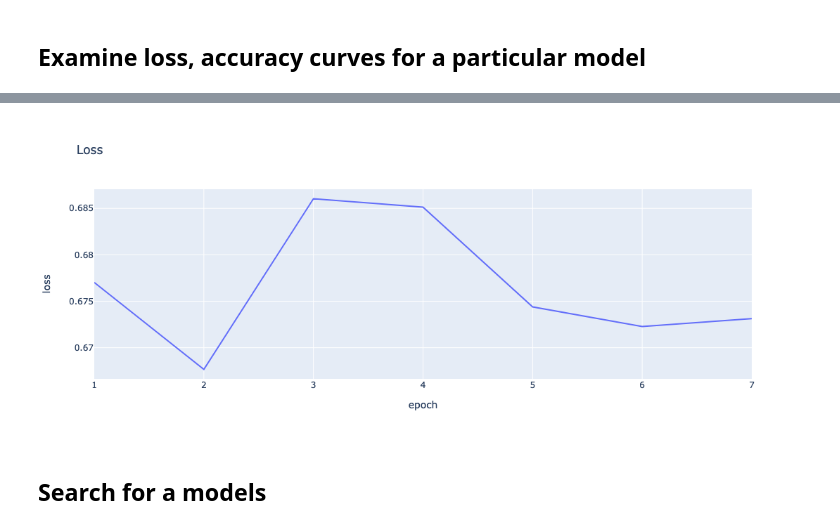
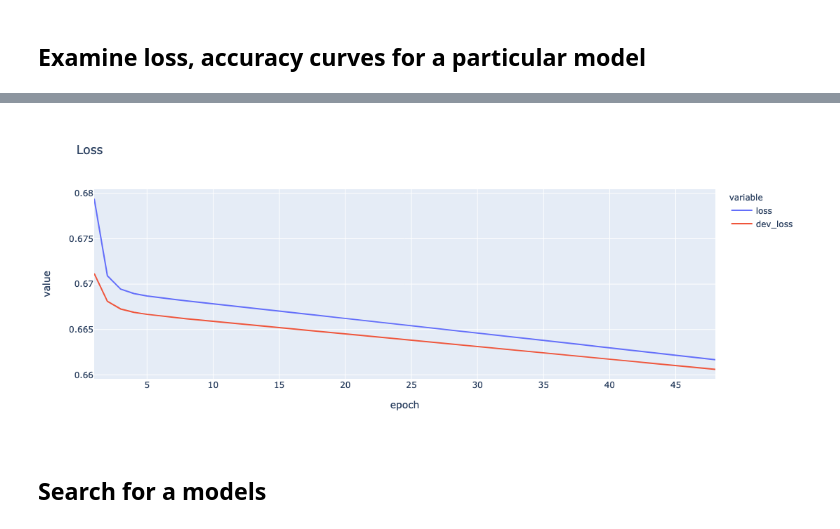
Before and after one commit to michaelmilleryoder/tumblr_community_identity, a Jupyter notebook: jupyter/pytorch_reblog_prediction.ipynb, the cells around one changed output, grey strips where cells are left out. Cells and saved outputs as stored; diff of their text form; code cells hidden in the pictures.

Commit message:
updated models

```diff
--- a/jupyter/pytorch_reblog_prediction.ipynb
+++ b/jupyter/pytorch_reblog_prediction.ipynb
@@ -4,7 +4,7 @@
 ## Examine loss, accuracy curves for a particular model
 # %%
 import pandas as pd
-modelname = 'ffnmodel2021-03-31_19-49'
+modelname = 'cnnmodel2021-04-03_20-39'
 log_fpath = f'/projects/tumblr_community_identity/log/{modelname}.csv'
 # log = pd.read_csv(log_fpath, parse_dates=[[0, 1]], infer_datetime_format=True)
 log = pd.read_csv(log_fpath, parse_dates=['datetime'])
@@ -17,12 +17,12 @@ print(duration/log.epoch.max())
 
 # Get last metrics/epoch
 # score_cols = ['loss', 'train_accuracy', 'dev_accuracy']
-score_cols = ['loss']
+score_cols = ['loss', 'dev_loss']
 gped = log.groupby('epoch').agg({col: lambda x: x.tolist()[-1] for col in score_cols})
-gped = gped.iloc[:-1] # for in progress
+# gped = gped.iloc[:-1] # for in progress
 
 import plotly.express as px
-fig = px.line(gped, x=gped.index, y='loss', title='Loss')
+fig = px.line(gped, x=gped.index, y=['loss', 'dev_loss'], title='Loss')
 fig.show()
 
 # fig = px.line(gped, x=gped.index, y=['train_accuracy', 'dev_accuracy'], title='Accuracy')
@@ -32,4 +32,4 @@ fig.show()
-[figure, old version]
+[figure, new version]
 # %% [markdown]
 ## Search for a models
 # %%
```
Also changed, not shown: parts of 1 cell of this notebook, 3 other files.
